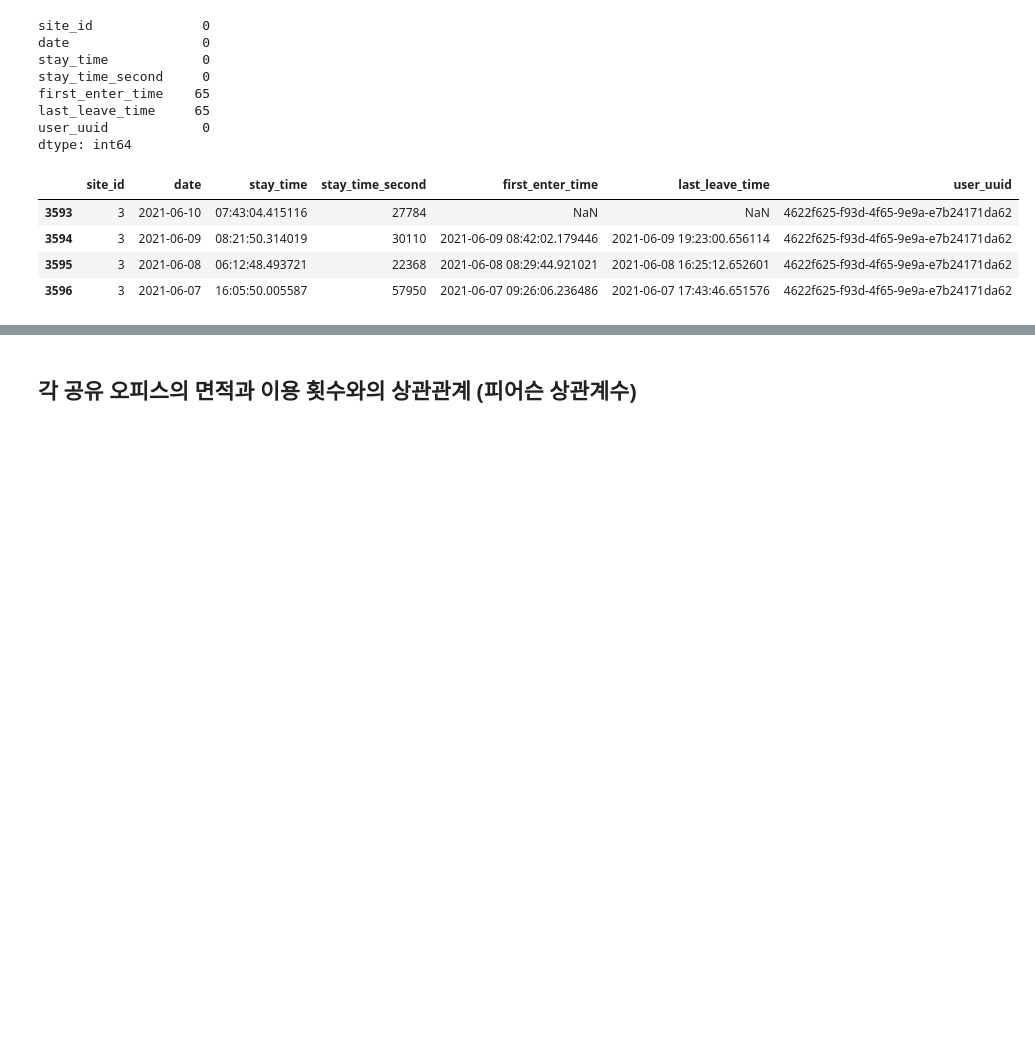
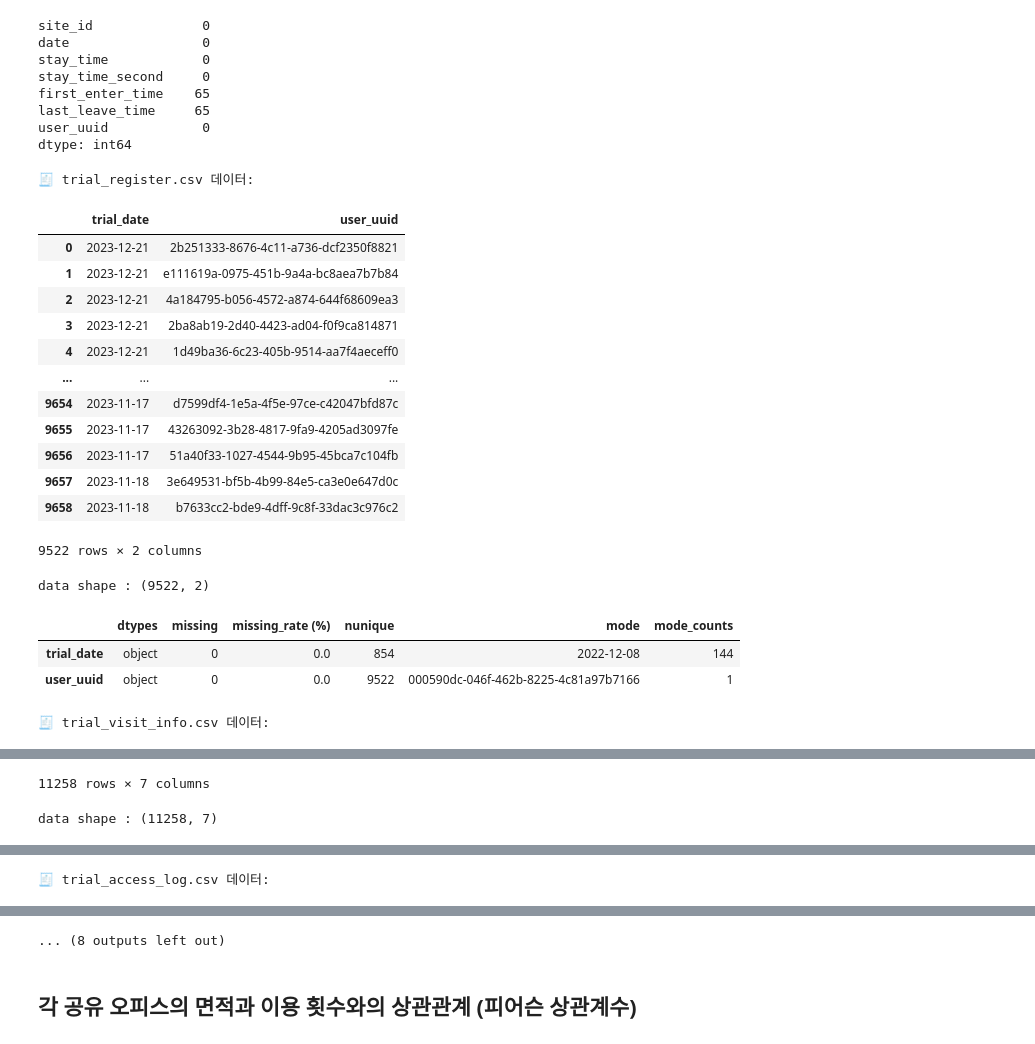
Before and after one commit to saeraniren/intermediate_project2, a Jupyter notebook: lwc_main.ipynb, the cells around one changed output, grey strips where cells are left out. Cells and saved outputs as stored; diff of their text form; code cells hidden in the pictures; blank space fills up the shorter version.

```diff
--- a/lwc_main.ipynb
+++ b/lwc_main.ipynb
@@ -285,10 +285,68 @@ last_leave_time     65
 user_uuid            0
 dtype: int64
 # %%
-trial_visit_info[trial_visit_info['user_uuid'] == '4622f625-f93d-4f65-9e9a-e7b24171da62']
+# 원본 데이터에서도 실제 사용 시간과 first_enter_time, last_leave_time 간의 차이는 최대 30분 차이가 발생
+# 결측치를 채운 내용도 이와 같은 기준을 두어 최대 30분 차이 이상 나는 데이터는 이상치로 판단하고 제거 처리리
+
+# 결측치를 채웠음에도 불구하고 access_log 내의 데이터 내용이 존재하지 않아 발생한 결측치가 발생한 유저의 unique
+always_isnull_user_uid = trial_visit_info[trial_visit_info.isnull().any(axis=1)]['user_uuid'].unique()
+
+# access_log에 출입 데이터가 남아있어 결측치를 채웠지만 실제 사용 시간과의 차가 30분 이상인 유저의 unique
+more_than_30min_user_uid = trial_visit_info[
+    (trial_visit_info['stay_time_second'] - (
+        pd.to_datetime(trial_visit_info['last_leave_time'], format='mixed') -
+        pd.to_datetime(trial_visit_info['first_enter_time'], format='mixed')
+    ).dt.total_seconds()) / 1800 > 1
+]['user_uuid'].unique()
+
+# 이 유저 리스트들을 한 리스트로 이어 붙이기
+# 리스트 언팩킹을 통해 데이터 이어 붙이기기
+remove_user_uuid = [*always_isnull_user_uid, *more_than_30min_user_uid]
+
+# 합친 데이터의 크기 확인
+len(remove_user_uuid)
+
+# 데이터 전체 리스트화화
+df_lst = [trial_register, trial_visit_info, trial_access_log, trial_payment, site_area]
+
+# 이름과 df를 매핑해주는 딕셔너리로 관리
+df_dict = {
+    'trial_register': trial_register,
+    'trial_visit_info': trial_visit_info,
+    'trial_access_log': trial_access_log,
+    'trial_payment': trial_payment,
+    'site_area': site_area,
+}
+
+for name, df in df_dict.items():
+    if 'user_uuid' in df.columns:
+        df = df[~df['user_uuid'].isin(remove_user_uuid)]
+        df_dict[name] = df  # 갱신
+
+        # 데이터 출력
+        print(f"\n🧾 {name}.csv 데이터:")
+        display(df)
+        display(basic_information(df))
+
+        # CSV 저장
+        df.to_csv(f"{name}.csv", index=False)
 # %% [output]
+🧾 trial_register.csv 데이터:
-|  | site_id | date | stay_time | stay_time_second | first_enter_time | last_leave_time | user_uuid |
-| 3593 | 3 | 2021-06-10 | 07:43:04.415116 | 27784 | NaN | NaN | 4622f625-f93d-4f65-9e9a-e7b24171da62 |
-| 3594 | 3 | 2021-06-09 | 08:21:50.314019 | 30110 | 2021-06-09 08:42:02.179446 | 2021-06-09 19:23:00.656114 | 4622f625-f93d-4f65-9e9a-e7b24171da62 |
-| 3595 | 3 | 2021-06-08 | 06:12:48.493721 | 22368 | 2021-06-08 08:29:44.921021 | 2021-06-08 16:25:12.652601 | 4622f625-f93d-4f65-9e9a-e7b24171da62 |
-| 3596 | 3 | 2021-06-07 | 16:05:50.005587 | 57950 | 2021-06-07 09:26:06.236486 | 2021-06-07 17:43:46.651576 | 4622f625-f93d-4f65-9e9a-e7b24171da62 |
+|  | trial_date | user_uuid |
+| 0 | 2023-12-21 | 2b251333-8676-4c11-a736-dcf2350f8821 |
+| 1 | 2023-12-21 | e111619a-0975-451b-9a4a-bc8aea7b7b84 |
+| 2 | 2023-12-21 | 4a184795-b056-4572-a874-644f68609ea3 |
+| 3 | 2023-12-21 | 2ba8ab19-2d40-4423-ad04-f0f9ca814871 |
+| 4 | 2023-12-21 | 1d49ba36-6c23-405b-9514-aa7f4aeceff0 |
+| ... | ... | ... |
+| 9654 | 2023-11-17 | d7599df4-1e5a-4f5e-97ce-c42047bfd87c |
+| 9655 | 2023-11-17 | 43263092-3b28-4817-9fa9-4205ad3097fe |
+| 9656 | 2023-11-17 | 51a40f33-1027-4544-9b95-45bca7c104fb |
+| 9657 | 2023-11-18 | 3e649531-bf5b-4b99-84e5-ca3e0e647d0c |
+| 9658 | 2023-11-18 | b7633cc2-bde9-4dff-9c8f-33dac3c976c2 |
+9522 rows × 2 columns
+data shape : (9522, 2)
+|  | dtypes | missing | missing_rate (%) | nunique | mode | mode_counts |
+| trial_date | object | 0 | 0.0 | 854 | 2022-12-08 | 144 |
+| user_uuid | object | 0 | 0.0 | 9522 | 000590dc-046f-462b-8225-4c81a97b7166 | 1 |
+🧾 trial_visit_info.csv 데이터:
@@ -294,0 +365,2 @@ trial_visit_info[trial_visit_info['user_uuid'] == '4622f625-f93d-4f65-9e9a-e7b24
+11258 rows × 7 columns
+data shape : (11258, 7)
@@ -294,0 +375 @@ trial_visit_info[trial_visit_info['user_uuid'] == '4622f625-f93d-4f65-9e9a-e7b24
+🧾 trial_access_log.csv 데이터:
@@ -295,2 +388,3 @@ trial_visit_info[trial_visit_info['user_uuid'] == '4622f625-f93d-4f65-9e9a-e7b24
+... (8 outputs left out)
 # %% [markdown]
 ## 각 공유 오피스의 면적과 이용 횟수와의 상관관계 (피어슨 상관계수)
```
Also changed, not shown: parts of 7 cells of this notebook.
